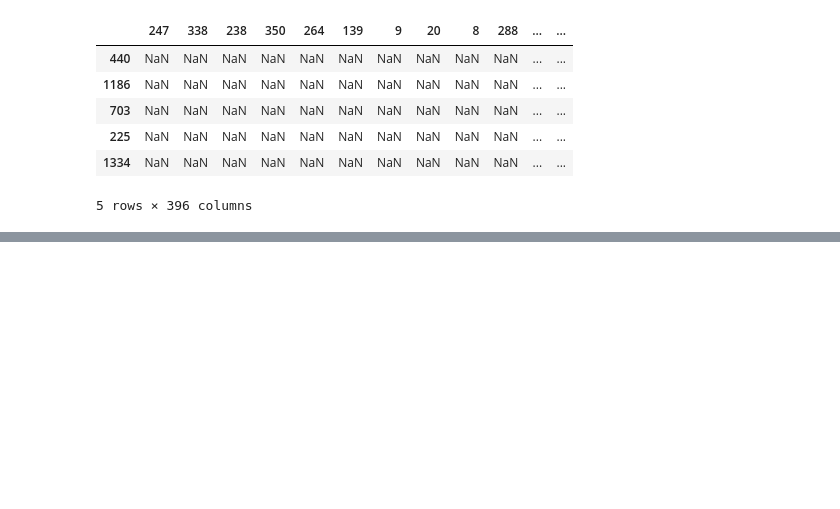
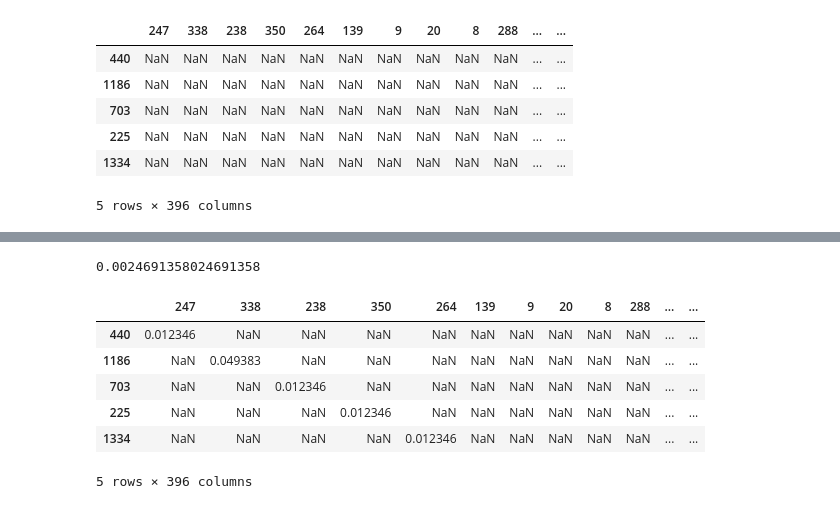
Before and after one commit to Yilegendoflink/RecSys, a Jupyter notebook: AIDM7380 Group Project - Recommender System for eLearning.ipynb, the cells around one changed output, grey strips where cells are left out. Saved outputs shown, nothing was run; the diff lists cells and outputs as text; code cells hidden in the pictures; blank space fills up the shorter version.

Commit message:
Han Meilan: Add User baesd Part 3.31

```diff
--- a/hello.ipynb
+++ b/AIDM7380 Group Project - Recommender System for eLearning.ipynb
@@ -210,0 +219,7 @@ uiMatrix.head()
+# %%
+eventWeights = {
+    'view_course': 5,
+    'detailed_description': 15,
+    'teacher_profile': 50,
+    'institution': 50,
+    'rundown': 80}
@@ -210,0 +231,46 @@ uiMatrix.head()
+# %%
+#Computing decay
+import datetime
+from datetime import date, timedelta, datetime
+
+def compute_decay(eventDate, decayDays):
+    age = (date.today() - datetime.strptime(eventDate, '%Y-%m-%d %H:%M:%S').date()) // timedelta(days=decayDays)
+    #Converts the given event date string into a datetime object.Extract the date part of a datetime object.
+    #print("Age of event:", age)
+    decay = 1/age #simple decay
+    #print("Decay factor:", decay)
+
+    return decay
+
+createdEvent = elearning.at[0,'Date']
+thresholdDays = 2 # Number of days
+decayFactor = compute_decay(createdEvent, thresholdDays)
+
+print(decayFactor)
+# %% [output]
+0.0024691358024691358
+# %%
+#Compute the Implicit Rating for each user-item combination. Populate the user-item matrix
+#Add the decay factor
+for index, row in elearning.iterrows():
+    currentUser = row['UserID']
+    currentContent = row['CourseID']
+
+    w = eventWeights[row['Event']] * compute_decay(row['Date'],thresholdDays)
+
+    currentValue = uiMatrix.at[currentUser, currentContent]
+    if np.isnan(currentValue):
+        currentValue = 0
+
+    updatedValue = currentValue + w #+ (1 * w)
+    uiMatrix.at[currentUser, currentContent] = updatedValue
+
+uiMatrix.head()
+# %% [output]
+|  | 247 | 338 | 238 | 350 | 264 | 139 | 9 | 20 | 8 | 288 | ... | ... |
+| 440 | 0.012346 | NaN | NaN | NaN | NaN | NaN | NaN | NaN | NaN | NaN | ... | ... |
+| 1186 | NaN | 0.049383 | NaN | NaN | NaN | NaN | NaN | NaN | NaN | NaN | ... | ... |
+| 703 | NaN | NaN | 0.012346 | NaN | NaN | NaN | NaN | NaN | NaN | NaN | ... | ... |
+| 225 | NaN | NaN | NaN | 0.012346 | NaN | NaN | NaN | NaN | NaN | NaN | ... | ... |
+| 1334 | NaN | NaN | NaN | NaN | 0.012346 | NaN | NaN | NaN | NaN | NaN | ... | ... |
+5 rows × 396 columns
```
Also changed, not shown: parts of 19 cells of this notebook.
